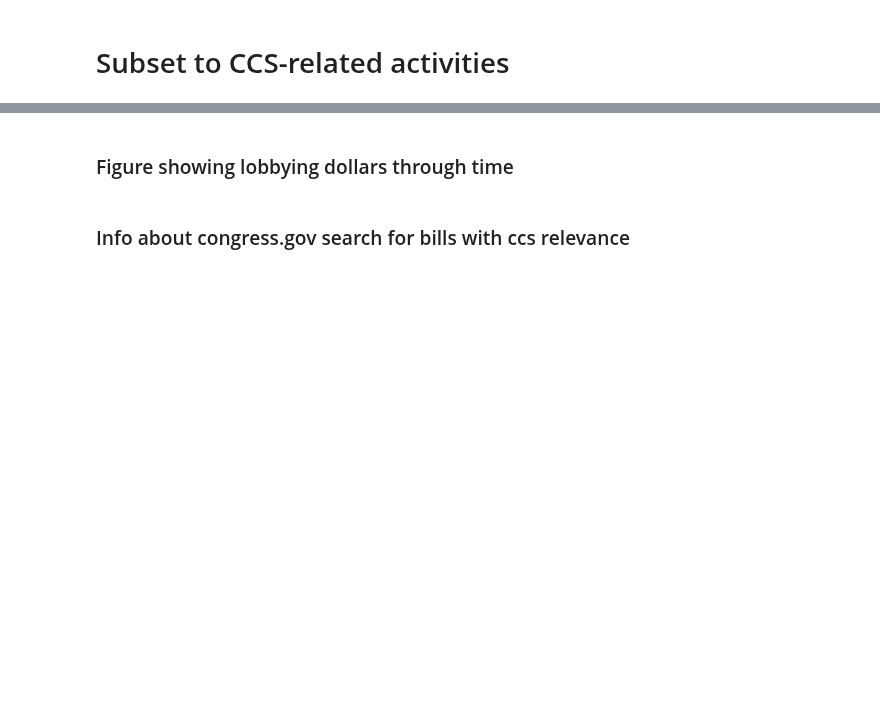
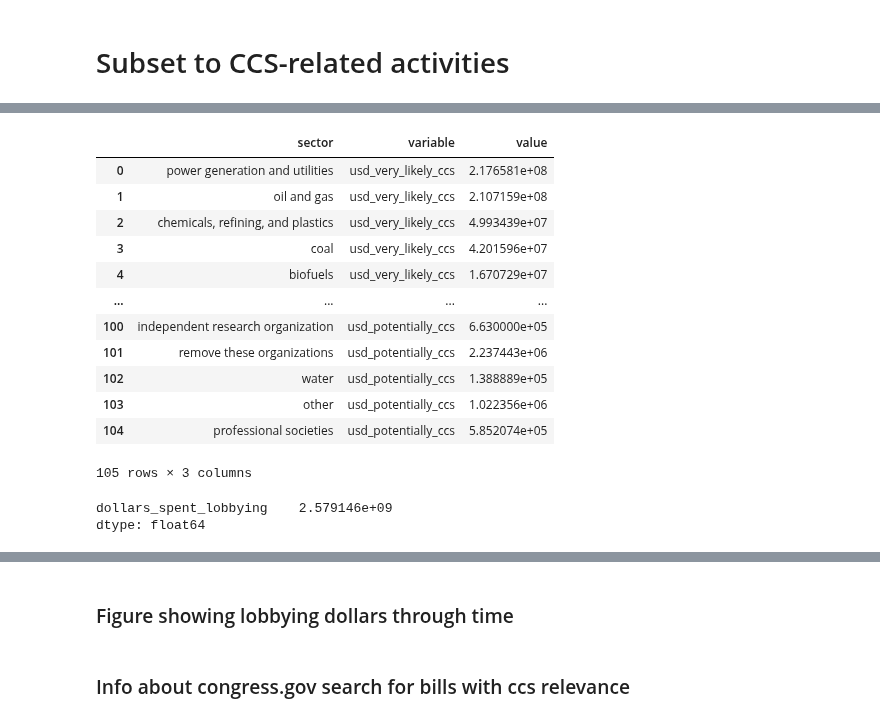
Before and after one commit to lindseygulden/leg-up, a Jupyter notebook: projects/lobbying/lobbying.ipynb, the cells around one changed output, grey strips where cells are left out. Saved outputs shown, nothing was run; the diff lists cells and outputs as text; code cells hidden in the pictures; blank space fills up the shorter version.

```diff
--- a/projects/lobbying/lobbying.ipynb
+++ b/projects/lobbying/lobbying.ipynb
@@ -419,11 +409,8 @@ inverted_sector_dict = invert_sector_dict(
 )
 companies = [c.rstrip().lstrip() for c in list(inverted_sector_dict.keys())]
 not_assigned = sorted(list(set(ccs_df.client_rename.unique()) - set(companies)))
-for c in not_assigned:
-    descriptions = list(
-        ccs_df.loc[ccs_df.client_rename == c].clean_client_general_description.unique()
-    )
-    term = "aero"
-    # if (term in c.lower()) | (any([term in x.lower() for x in descriptions])):
-    print(f"- {c}")
-    #    print(descriptions)
+
+# for c in not_assigned:
+# if (term in c.lower()) | (any([term in x.lower() for x in descriptions])):
+#    print(f"'{c}',")
+#    print(descriptions)
@@ -715,0 +915,50 @@ cleaned_df.who_is_lobbying.value_counts()
+# %%
+potentially_df = (
+    df[["sector", "lobbying_activity_usd"]]
+    .loc[df.potentially_ccs == 1]
+    .groupby(["sector"])
+    .sum()
+    .sort_values(by="lobbying_activity_usd", ascending=False)
+)
+potentially_df.columns = ["usd_potentially_ccs"]
+likely_df = (
+    df[["sector", "lobbying_activity_usd"]]
+    .loc[df.likely_ccs == 1]
+    .groupby(["sector"])
+    .sum()
+    .sort_values(by="lobbying_activity_usd", ascending=False)
+)
+likely_df.columns = ["usd_likely_ccs"]
+very_likely_df = (
+    df[["sector", "lobbying_activity_usd"]]
+    .loc[df.very_likely_ccs == 1]
+    .groupby(["sector"])
+    .sum()
+    .sort_values(by="lobbying_activity_usd", ascending=False)
+)
+very_likely_df.columns = ["usd_very_likely_ccs"]
+
+lobbying_by_sector_totals_df = potentially_df.merge(
+    likely_df, right_index=True, left_index=True
+).merge(very_likely_df, right_index=True, left_index=True)
+lobbying_by_sector_totals_df = lobbying_by_sector_totals_df[
+    ["usd_very_likely_ccs", "usd_likely_ccs", "usd_potentially_ccs"]
+]
+lobbying_by_sector_totals_df.sort_values(
+    by="usd_very_likely_ccs", ascending=False, inplace=True
+)
+plot_df=lobbying_by_sector_totals_df.reset_index().melt(id_vars="sector")
+# %% [output]
+|  | sector | variable | value |
+| 0 | power generation and utilities | usd_very_likely_ccs | 2.176581e+08 |
+| 1 | oil and gas | usd_very_likely_ccs | 2.107159e+08 |
+| 2 | chemicals, refining, and plastics | usd_very_likely_ccs | 4.993439e+07 |
+| 3 | coal | usd_very_likely_ccs | 4.201596e+07 |
+| 4 | biofuels | usd_very_likely_ccs | 1.670729e+07 |
+| ... | ... | ... | ... |
+| 100 | independent research organization | usd_potentially_ccs | 6.630000e+05 |
+| 101 | remove these organizations | usd_potentially_ccs | 2.237443e+06 |
+| 102 | water | usd_potentially_ccs | 1.388889e+05 |
+| 103 | other | usd_potentially_ccs | 1.022356e+06 |
+| 104 | professional societies | usd_potentially_ccs | 5.852074e+05 |
+105 rows × 3 columns
@@ -716 +969,8 @@ cleaned_df.who_is_lobbying.value_counts()
+# %%
+cleaned_df[["dollars_spent_lobbying", "filing_uuid"]].loc[
+    cleaned_df.very_likely_ccs == 1
+].groupby("filing_uuid").first().sum()
+# %% [output]
+dollars_spent_lobbying    2.579146e+09
+dtype: float64
 # %%
```
Also changed, not shown: parts of 73 cells of this notebook, 12 other files.
